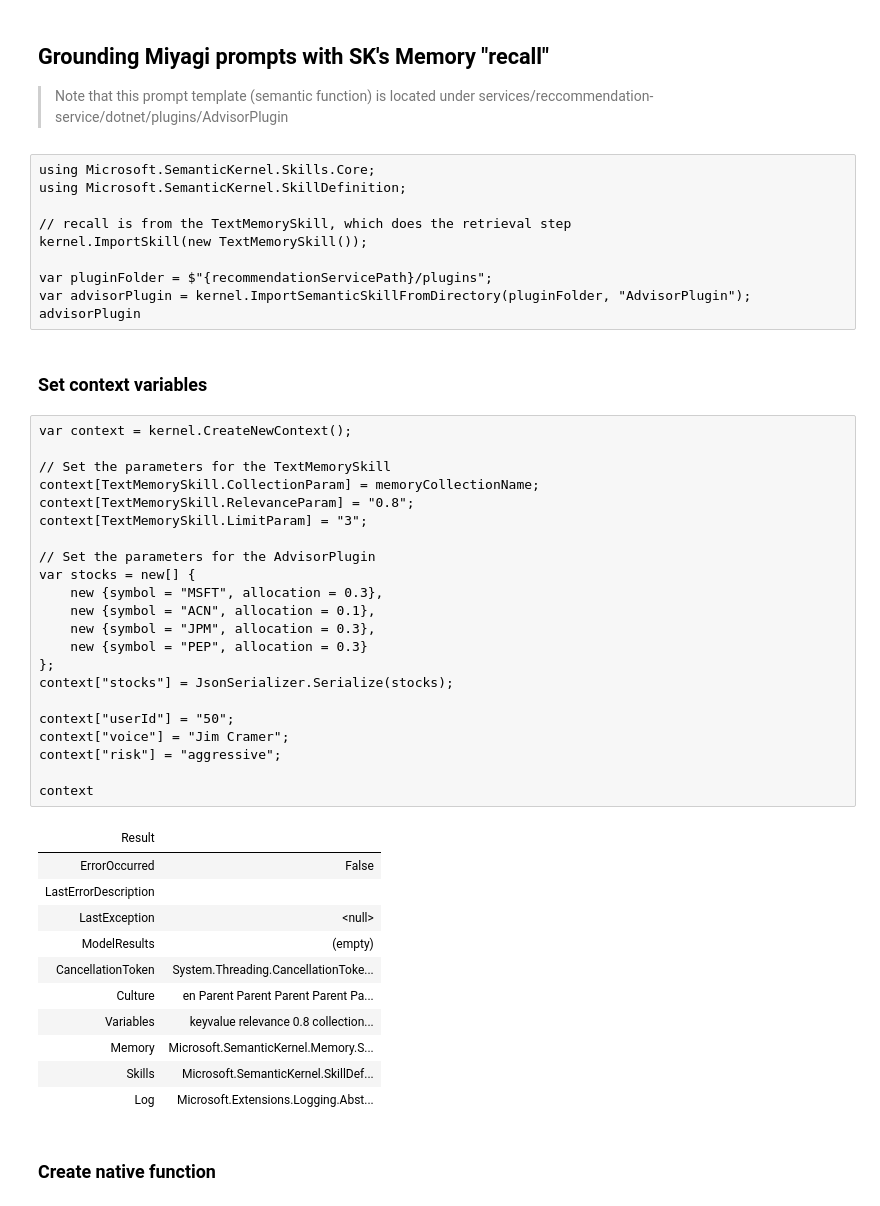
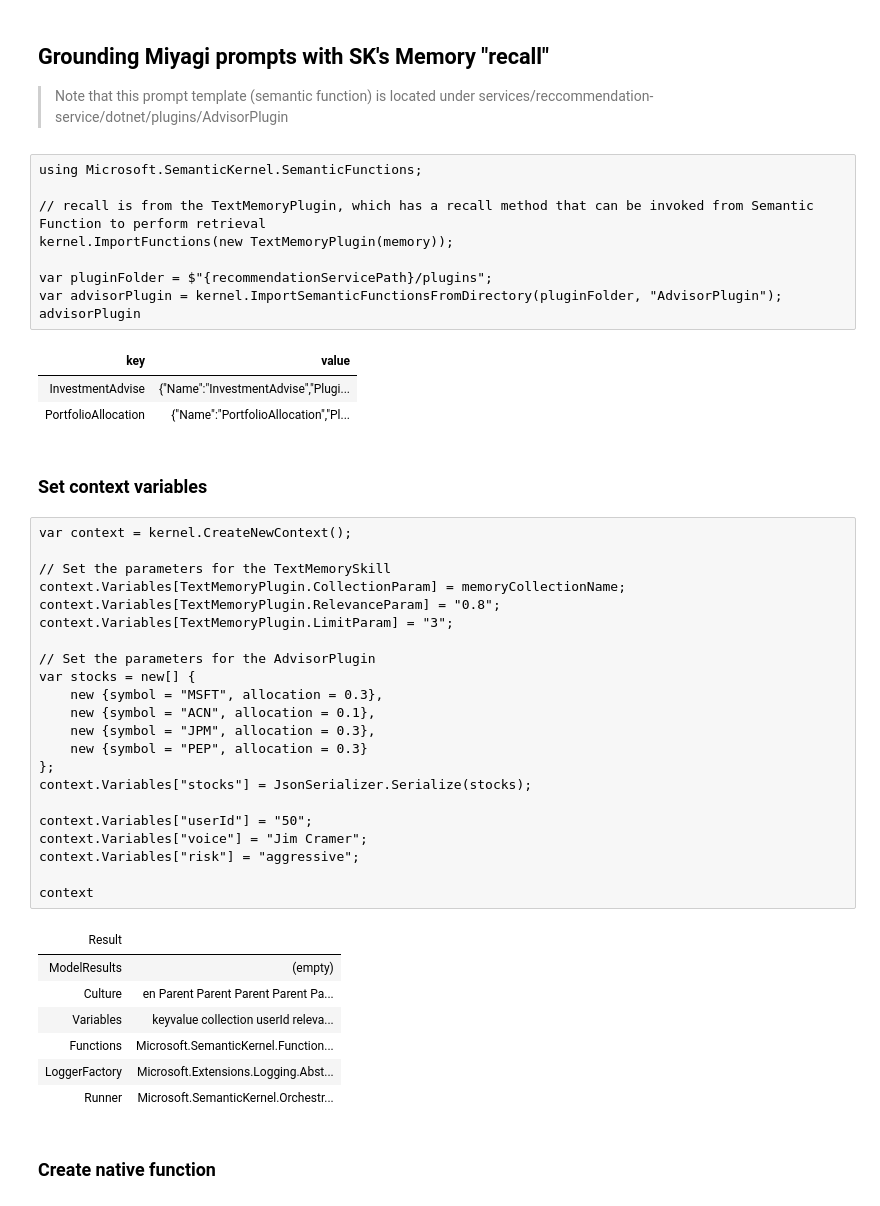
Before and after one commit to Azure-Samples/miyagi, a Jupyter notebook: sandbox/usecases/rag/dotnet/Getting-started.ipynb, the cells around one changed output. Saved outputs shown, nothing was run; the diff lists cells and outputs as text.

```diff
--- a/sandbox/usecases/rag/dotnet/Getting-started.ipynb
+++ b/sandbox/usecases/rag/dotnet/Getting-started.ipynb
@@ -121,51 +171,50 @@ Value investors should identify and invest in large, conservatively financed com
 
 > Note that this prompt template (semantic function) is located under services/reccommendation-service/dotnet/plugins/AdvisorPlugin
 # %%
-using Microsoft.SemanticKernel.Skills.Core;
-using Microsoft.SemanticKernel.SkillDefinition;
+using Microsoft.SemanticKernel.SemanticFunctions;
 
-// recall is from the TextMemorySkill, which does the retrieval step
-kernel.ImportSkill(new TextMemorySkill());
+// recall is from the TextMemoryPlugin, which has a recall method that can be invoked from Semantic Function to perform retrieval
+kernel.ImportFunctions(new TextMemoryPlugin(memory));
 
 var pluginFolder = $"{recommendationServicePath}/plugins";
-var advisorPlugin = kernel.ImportSemanticSkillFromDirectory(pluginFolder, "AdvisorPlugin");
+var advisorPlugin = kernel.ImportSemanticFunctionsFromDirectory(pluginFolder, "AdvisorPlugin");
 advisorPlugin
+# %% [output]
+| key | value |
+| InvestmentAdvise | {"Name":"InvestmentAdvise","Plugi... |
+| PortfolioAllocation | {"Name":"PortfolioAllocation","Pl... |
 # %% [markdown]
 ### Set context variables
 # %%
 var context = kernel.CreateNewContext();
 
 // Set the parameters for the TextMemorySkill
-context[TextMemorySkill.CollectionParam] = memoryCollectionName;
-context[TextMemorySkill.RelevanceParam] = "0.8";
-context[TextMemorySkill.LimitParam] = "3";
+context.Variables[TextMemoryPlugin.CollectionParam] = memoryCollectionName;
+context.Variables[TextMemoryPlugin.RelevanceParam] = "0.8";
+context.Variables[TextMemoryPlugin.LimitParam] = "3";
 
 // Set the parameters for the AdvisorPlugin
 var stocks = new[] {
     new {symbol = "MSFT", allocation = 0.3},
     new {symbol = "ACN", allocation = 0.1},
     new {symbol = "JPM", allocation = 0.3},
     new {symbol = "PEP", allocation = 0.3}
 };
-context["stocks"] = JsonSerializer.Serialize(stocks);
+context.Variables["stocks"] = JsonSerializer.Serialize(stocks);
 
-context["userId"] = "50";
-context["voice"] = "Jim Cramer";
-context["risk"] = "aggressive";
+context.Variables["userId"] = "50";
+context.Variables["voice"] = "Jim Cramer";
+context.Variables["risk"] = "aggressive";
 
 context
 # %% [output]
 | Result |  |
-| ErrorOccurred | False |
-| LastErrorDescription |  |
-| LastException | <null> |
 | ModelResults | (empty) |
-| CancellationToken | System.Threading.CancellationToke... |
 | Culture | en Parent Parent Parent Parent Pa... |
-| Variables | keyvalue relevance 0.8 collection... |
-| Memory | Microsoft.SemanticKernel.Memory.S... |
-| Skills | Microsoft.SemanticKernel.SkillDef... |
-| Log | Microsoft.Extensions.Logging.Abst... |
+| Variables | keyvalue collection userId releva... |
+| Functions | Microsoft.SemanticKernel.Function... |
+| LoggerFactory | Microsoft.Extensions.Logging.Abst... |
+| Runner | Microsoft.SemanticKernel.Orchestr... |
 # %% [markdown]
 ### Create native function
 # %%
```
Also changed, not shown: parts of 25 cells of this notebook.
